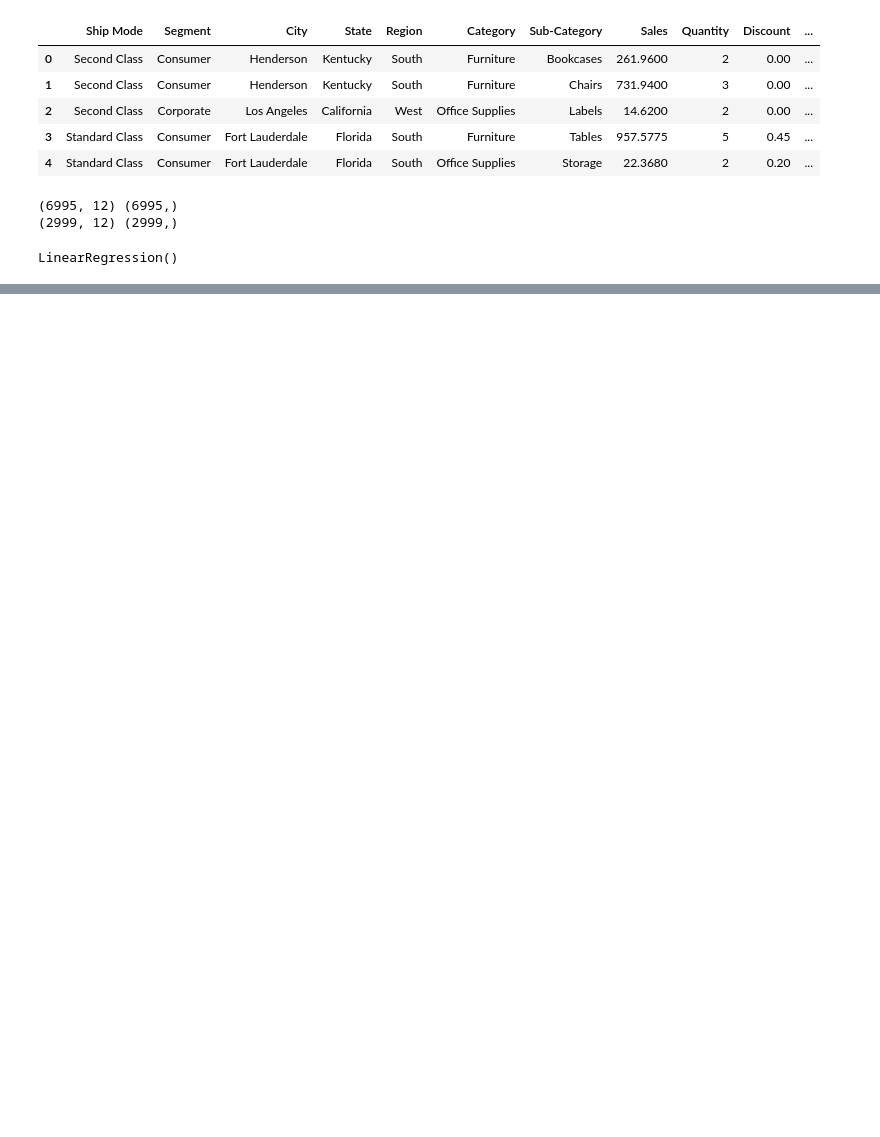
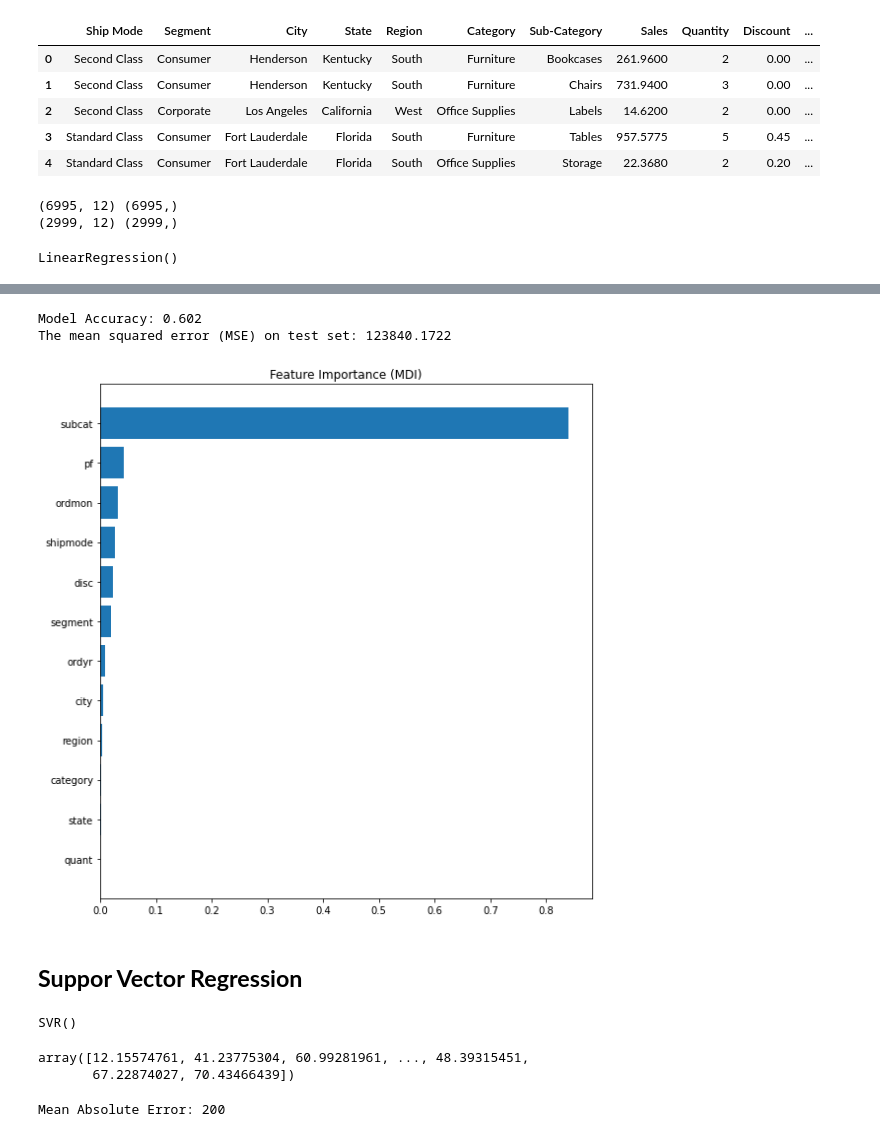
Before and after one commit to ruchi243/Sales_Analysis_and_Forecasting, a Jupyter notebook: Multiple_Regression_.ipynb, the cells around one changed output, grey strips where cells are left out. Cells and saved outputs as stored; diff of their text form; code cells hidden in the pictures; blank space fills up the shorter version.

```diff
--- a/Multiple_Regression_.ipynb
+++ b/Multiple_Regression_.ipynb
@@ -82,0 +93,18 @@ root_mean_squared error of is== 447.7361860008025
+# %%
+feature_list = {'shipmode','segment','city','state','region','category','subcat','quant','disc','pf','ordmon','ordyr'}
+# %%
+gbr_params = {'n_estimators': 1000,
+          'max_depth': 3,
+          'min_samples_split': 5,
+          'learning_rate': 0.01,
+          'loss': 'ls'}
+#
+# Create an instance of gradient boosting regressor
+#
+gbr = GradientBoostingRegressor(**gbr_params)
+# %%
+sc = StandardScaler()
+X_train_std = sc.fit_transform(X_train)
+X_test_std = sc.transform(X_test)
+# %%
+gbr.fit(X_train_std, Y_train)
@@ -82,0 +114,44 @@ root_mean_squared error of is== 447.7361860008025
+# %%
+print("Model Accuracy: %.3f" % gbr.score(X_test_std, Y_test))
+#
+# Create the mean squared error
+#
+mse = mean_squared_error(Y_test, gbr.predict(X_test_std))
+print("The mean squared error (MSE) on test set: {:.4f}".format(mse))
+# %% [output]
+Model Accuracy: 0.602
+The mean squared error (MSE) on test set: 123840.1722
+# %%
+import numpy as np
+import matplotlib.pyplot as plt
+from sklearn.inspection import permutation_importance
+#
+# Get Feature importance data using feature_importances_ attribute
+#
+feature_importance = gbr.feature_importances_
+sorted_idx = np.argsort(feature_importance)
+pos = np.arange(sorted_idx.shape[0]) + .5
+fig = plt.figure(figsize=(8, 8))
+plt.barh(pos, feature_importance[sorted_idx], align='center')
+plt.yticks(pos, feature_list)
+plt.title('Feature Importance (MDI)')
+result = permutation_importance(gbr, X_test_std, Y_test, n_repeats=10,
+                                random_state=42, n_jobs=2)
+sorted_idx = result.importances_mean.argsort()
+fig.tight_layout()
+plt.show()
+# %% [output]
+[figure, added]
+# %% [markdown]
+## **Suppor Vector Regression**
+# %%
+from sklearn.svm import SVR
+# create the model object
+regressor2 = SVR(kernel = 'rbf')
+#3 Feature Scaling
+from sklearn.preprocessing import StandardScaler
+sc= StandardScaler()
+# fit the model on the data
+regressor2.fit(X_train_std, Y_train)
+# %% [output]
+SVR()
@@ -82,0 +160,11 @@ root_mean_squared error of is== 447.7361860008025
+# %%
+y_pred
+# %% [output]
+array([12.15574761, 41.23775304, 60.99281961, ..., 48.39315451,
+       67.22874027, 70.43466439])
+# %%
+predictions = regressor2.predict(X_test_std)# Calculate the absolute errors
+errors = abs(y_pred - Y_test)# Print out the mean absolute error (mae)
+print('Mean Absolute Error:', round(np.mean(errors)))
+# %% [output]
+Mean Absolute Error: 200
```
Also changed, not shown: parts of 7 cells of this notebook.
